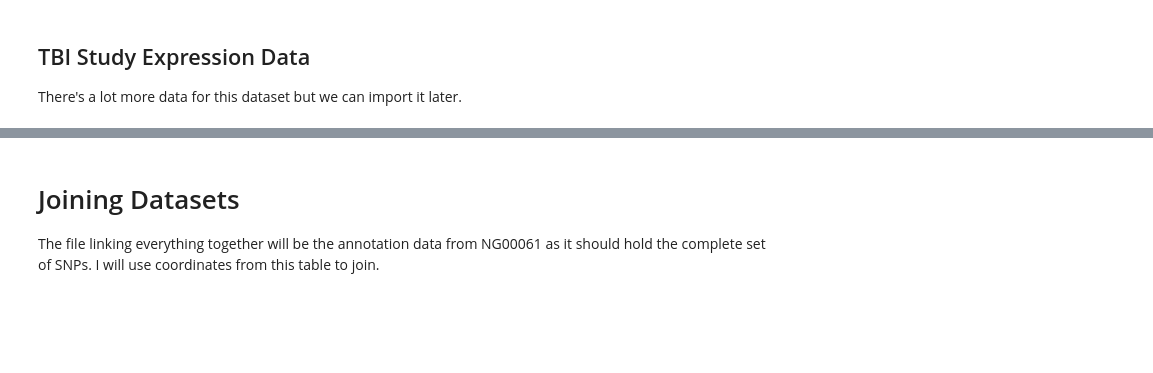
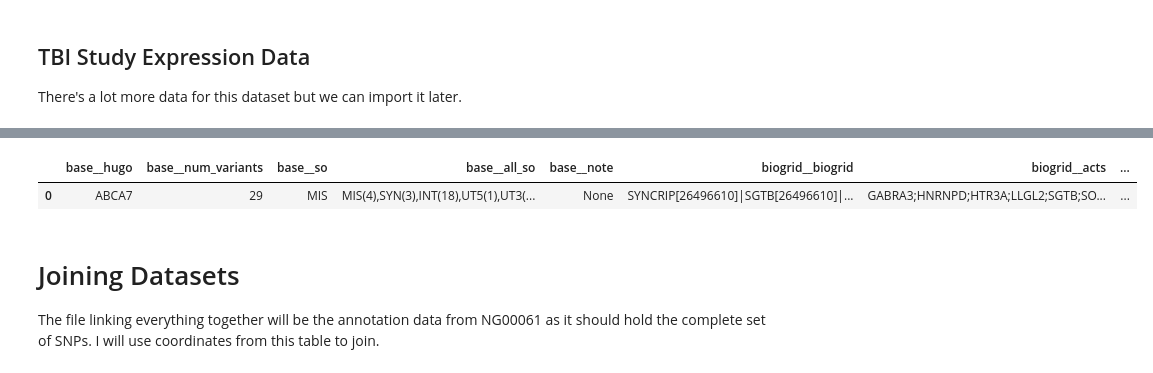
Before and after one commit to NCBI-Hackathons/HaploFHIR, a Jupyter notebook: niagads.ipynb, the cells around one changed output, grey strips where cells are left out. Saved outputs shown, nothing was run; the diff lists cells and outputs as text; code cells hidden in the pictures; blank space fills up the shorter version.

```diff
--- a/niagads.ipynb
+++ b/niagads.ipynb
@@ -71,0 +155,13 @@ ge = pd.read_csv('/home/twaddlac/Hackthan_AD/TBI_study/gene_expression_matrix_20
+# %%
+# Genes implicatd in AD
+ad_genes = [
+    'CD33',
+    'ABCA7',
+    'APOE'
+]
+# %%
+# Only ABCA7 is in our data?!
+gene[gene['base__hugo'].isin(ad_genes)]
+# %% [output]
+|  | base__hugo | base__num_variants | base__so | base__all_so | base__note | biogrid__biogrid | biogrid__acts | ... |
+| 0 | ABCA7 | 29 | MIS | MIS(4),SYN(3),INT(18),UT5(1),UT3(... | None | SYNCRIP[26496610]|SGTB[26496610]|... | GABRA3;HNRNPD;HTR3A;LLGL2;SGTB;SO... | ... |
```
Also changed, not shown: parts of 16 cells of this notebook, 4 other files.
